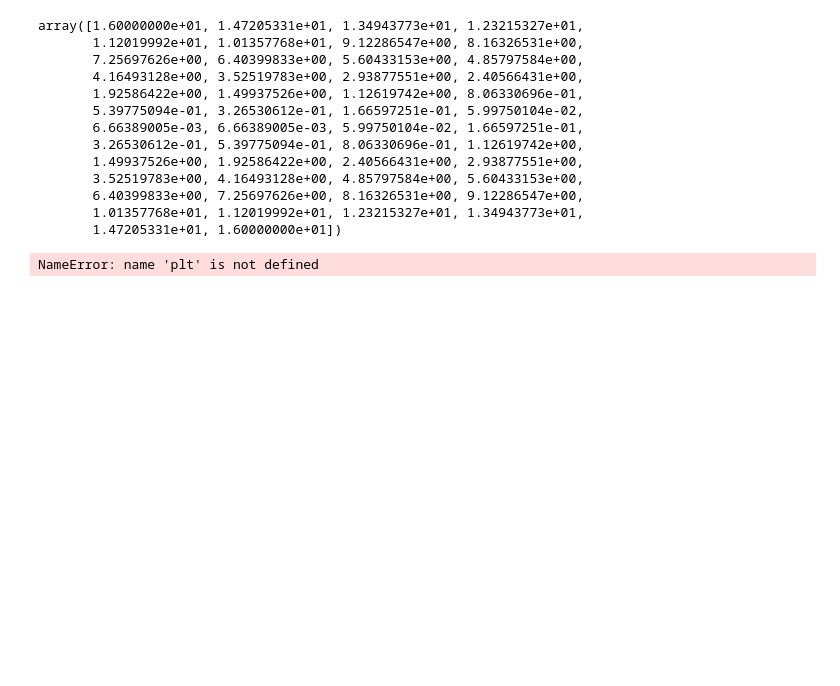
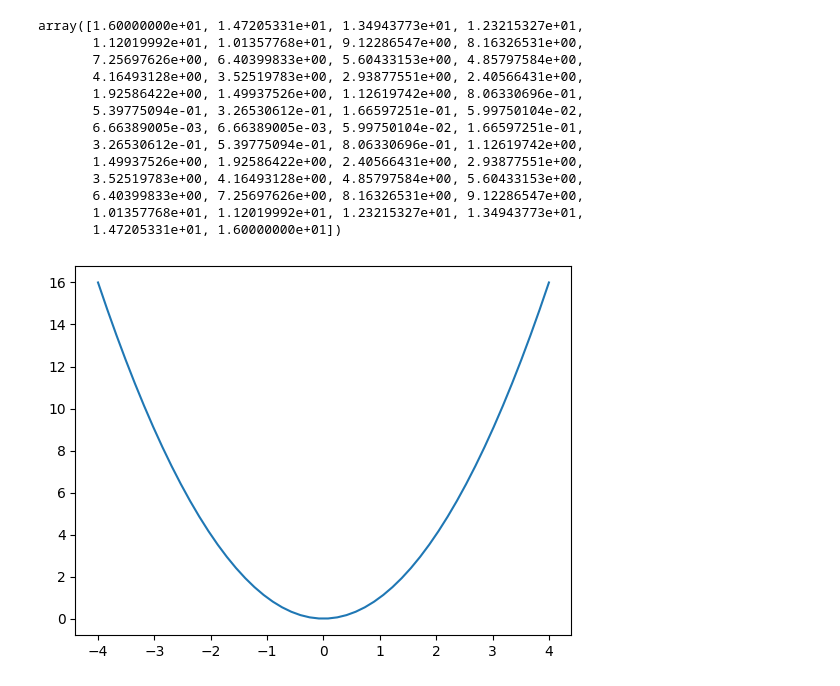
Before and after one commit to Richard-199405/4geeks_class, a Jupyter notebook: notebooks/01_linear_algebra.ipynb, the cells around one changed output. Saved outputs shown, nothing was run; the diff lists cells and outputs as text; code cells hidden in the pictures; blank space fills up the shorter version.

```diff
--- a/notebooks/01_linear_algebra.ipynb
+++ b/notebooks/01_linear_algebra.ipynb
@@ -127,10 +127,10 @@ array([1.60000000e+01, 1.47205331e+01, 1.34943773e+01, 1.23215327e+01,
        1.01357768e+01, 1.12019992e+01, 1.23215327e+01, 1.34943773e+01,
        1.47205331e+01, 1.60000000e+01])
 # %%
-plt.plot(xvalues,f_xvalues)
-plt.show()
+pit.plot(xvalues,f_xvalues)
+pit.show()
 # %% [output]
-NameError: name 'plt' is not defined
+[figure, added]
 # %%
 def sinfuntion(x):
     return np.sin(x)
```
Also changed, not shown: parts of 2 cells of this notebook.
